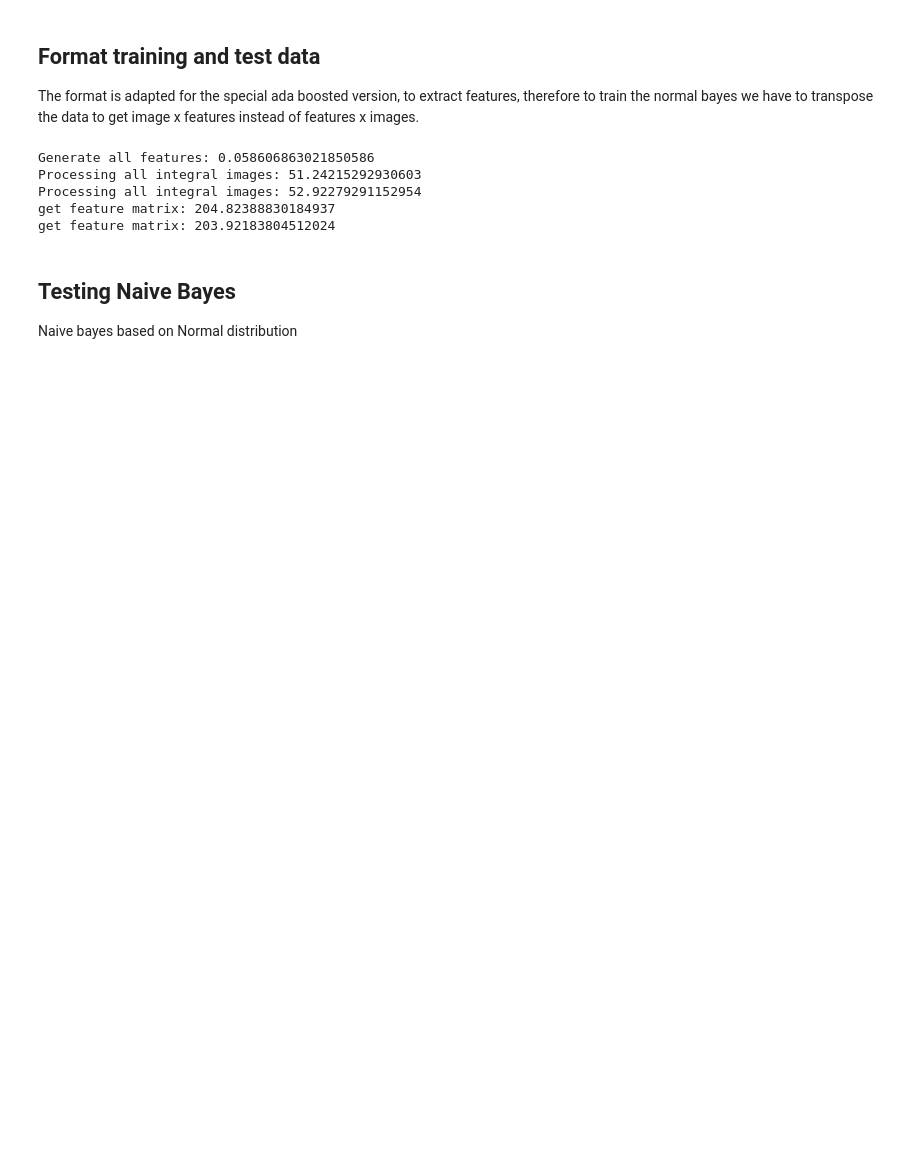
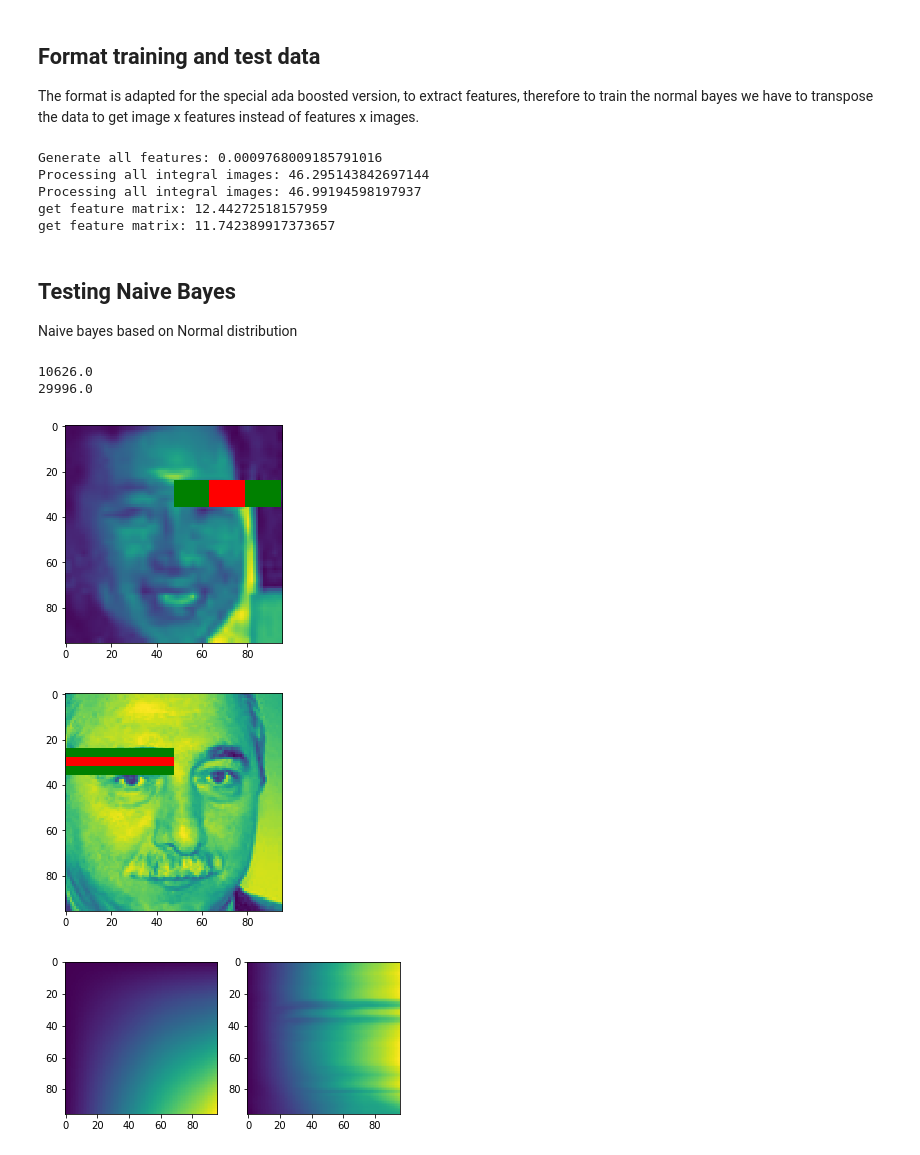
Before and after one commit to JonasRSV/HAR-Plus-Bayesian-Face-Recognition, a Jupyter notebook: Demo.ipynb, the cells around one changed output. Drawn from its saved outputs; the diff is of its cells as text; code cells hidden in the pictures; blank space fills up the shorter version.

```diff
--- a/Demo.ipynb
+++ b/Demo.ipynb
@@ -97,9 +97,8 @@ from numpy import save, load
 
 training = None
 test = None
-
-if not os.path.isfile("training_feature_matrix.npy"):
-    all_features = features.generate_all_features()
+all_features = features.generate_all_features()
+if not os.path.isfile("training_feature_matrix.npy") or True:
 
     IItraining = processing.bulk_II(training_images)
     IItest = processing.bulk_II(test_images)
@@ -111,22 +110,47 @@ if not os.path.isfile("training_feature_matrix.npy"):
 
     save("training_feature_matrix", training)
     save("test_feature_matrix", test)
-
-    training_for_bayes = training.T
-    test_for_bayes = test.T
 else:
     training = load("training_feature_matrix.npy")
     test = load("test_feature_matrix.npy")
+
+training_for_bayes = training[500:510].T
+test_for_bayes = test[500:510].T
 # %% [output]
-Generate all features: 0.058606863021850586
-Processing all integral images: 51.24215292930603
-Processing all integral images: 52.92279291152954
-get feature matrix: 204.82388830184937
-get feature matrix: 203.92183804512024
+Generate all features: 0.0009768009185791016
+Processing all integral images: 46.295143842697144
+Processing all integral images: 46.99194598197937
+get feature matrix: 12.44272518157959
+get feature matrix: 11.742389917373657
 # %% [markdown]
 ## Testing Naive Bayes
 
 Naive bayes based on Normal distribution
+# %%
+feature508 = all_features[508]
+
+fig, ax1 = plt.subplots(1,1)
+
+feature508.print_feature(IItraining[0], ax1)
+print(feature508.calculate(IItraining[0]))
+
+feature508 = all_features[504]
+
+fig, ax1 = plt.subplots(1,1)
+
+feature508.print_feature(IItraining[2], ax1)
+print(feature508.calculate(IItraining[2]))
+fig, (ax2, ax3) = plt.subplots(1, 2)
+ax2.imshow(IItraining[2].ii)
+ax3.imshow(IItraining[2].ss)
+
+plt.show()
+# %% [output]
+10626.0
+29996.0
+[figure, added]
+[figure, added]
+[figure, added]
 # %%
 from naive_bayes import naive_bayes
 from numpy import array, save
```
Also changed, not shown: parts of 6 cells of this notebook, 3 other files.
